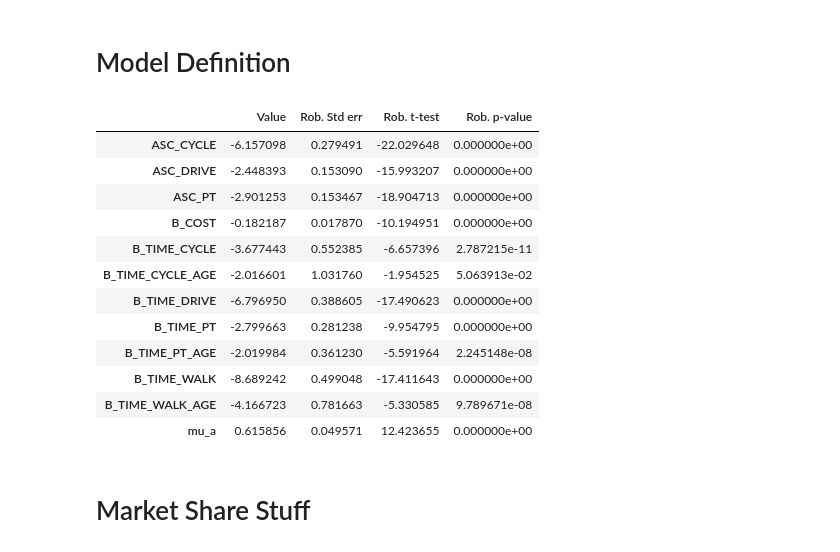
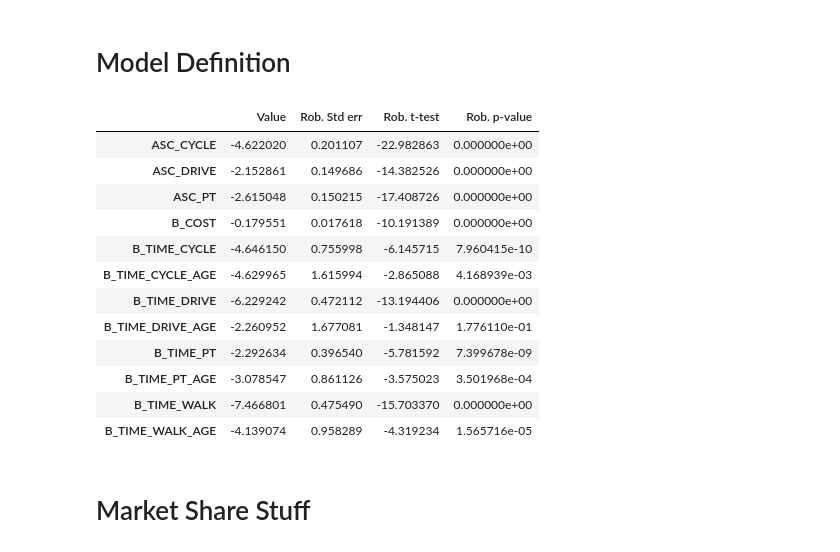
Before and after one commit to jayati-17/Discrete_choice_modelling, a Jupyter notebook: Forecasting/Forecasting.ipynb, the cells around one changed output. Cells and saved outputs as stored; diff of their text form; code cells hidden in the pictures.

```diff
--- a/Forecasting/Forecasting.ipynb
+++ b/Forecasting/Forecasting.ipynb
@@ -126,52 +126,48 @@ ASC_CYCLE = Beta('ASC_CYCLE', 0, None, None, 0)
 ASC_PT = Beta('ASC_PT', 0, None, None, 0)
 ASC_DRIVE = Beta('ASC_DRIVE', 0, None, None, 0)
 
 # Define generic parameters for cost and travel time
 B_COST = Beta('B_COST', 0, None, None, 0)
 
 B_TIME_WALK_AGE = Beta('B_TIME_WALK_AGE', 0, None, None, 0)
 B_TIME_CYCLE_AGE = Beta('B_TIME_CYCLE_AGE', 0, None, None, 0)
 B_TIME_PT_AGE = Beta('B_TIME_PT_AGE', 0, None, None, 0)
-#B_TIME_DRIVE_AGE = Beta('B_TIME_DRIVE_AGE', 0, None, None, 0) * age_scaled
+B_TIME_DRIVE_AGE = Beta('B_TIME_DRIVE_AGE', 0, None, None, 0) * age_scaled
 
 # Updated utility functions with age interaction for travel time
 V_WALK = (B_TIME_WALK + B_TIME_WALK_AGE * age_scaled) * dur_walking
 V_CYCLE = ASC_CYCLE + (B_TIME_CYCLE + B_TIME_CYCLE_AGE* age_scaled) * dur_cycling
 V_PT = ASC_PT + B_COST * cost_transit + (B_TIME_PT + B_TIME_PT_AGE* age_scaled) * dur_pt
-V_DRIVE = ASC_DRIVE + B_COST * cost_driving + (B_TIME_DRIVE) * dur_driving
+V_DRIVE = ASC_DRIVE + B_COST * cost_driving + (B_TIME_DRIVE + B_TIME_DRIVE_AGE * age_scaled) * dur_driving
 
 V = {1: V_WALK, 2: V_CYCLE, 3: V_PT, 4: V_DRIVE}
 
-mu_a = Beta('mu_a', 1, 0, None, 0)
-nest_a = OneNestForNestedLogit(nest_param=mu_a, list_of_alternatives=[1, 2], name='slow modes')
-nest_b = OneNestForNestedLogit(nest_param=1, list_of_alternatives=[3, 4], name='faster modes')
-nests = NestsForNestedLogit(choice_set=list(V), tuple_of_nests=(nest_a, nest_b))
 
-logprob_m4 = lognested(V, availability, nests, travel_mode)
+logprob_m4 = loglogit(V, availability, travel_mode)
 
 model_4 = bio.BIOGEME(database, logprob_m4)
 model_4.modelName = 'model_4'
 
 results_m4 = model_4.estimate()
 model_4_loglike = results_m4.data.logLike
 model_4_numParam = results_m4.get_estimated_parameters().shape[0]
 model_4_table = results_m4.get_estimated_parameters()
 
 model_4_table
 # %% [output]
 |  | Value | Rob. Std err | Rob. t-test | Rob. p-value |
-| ASC_CYCLE | -6.157098 | 0.279491 | -22.029648 | 0.000000e+00 |
-| ASC_DRIVE | -2.448393 | 0.153090 | -15.993207 | 0.000000e+00 |
-| ASC_PT | -2.901253 | 0.153467 | -18.904713 | 0.000000e+00 |
-| B_COST | -0.182187 | 0.017870 | -10.194951 | 0.000000e+00 |
-| B_TIME_CYCLE | -3.677443 | 0.552385 | -6.657396 | 2.787215e-11 |
-| B_TIME_CYCLE_AGE | -2.016601 | 1.031760 | -1.954525 | 5.063913e-02 |
-| B_TIME_DRIVE | -6.796950 | 0.388605 | -17.490623 | 0.000000e+00 |
-| B_TIME_PT | -2.799663 | 0.281238 | -9.954795 | 0.000000e+00 |
-| B_TIME_PT_AGE | -2.019984 | 0.361230 | -5.591964 | 2.245148e-08 |
-| B_TIME_WALK | -8.689242 | 0.499048 | -17.411643 | 0.000000e+00 |
-| B_TIME_WALK_AGE | -4.166723 | 0.781663 | -5.330585 | 9.789671e-08 |
-| mu_a | 0.615856 | 0.049571 | 12.423655 | 0.000000e+00 |
+| ASC_CYCLE | -4.622020 | 0.201107 | -22.982863 | 0.000000e+00 |
+| ASC_DRIVE | -2.152861 | 0.149686 | -14.382526 | 0.000000e+00 |
+| ASC_PT | -2.615048 | 0.150215 | -17.408726 | 0.000000e+00 |
+| B_COST | -0.179551 | 0.017618 | -10.191389 | 0.000000e+00 |
+| B_TIME_CYCLE | -4.646150 | 0.755998 | -6.145715 | 7.960415e-10 |
+| B_TIME_CYCLE_AGE | -4.629965 | 1.615994 | -2.865088 | 4.168939e-03 |
+| B_TIME_DRIVE | -6.229242 | 0.472112 | -13.194406 | 0.000000e+00 |
+| B_TIME_DRIVE_AGE | -2.260952 | 1.677081 | -1.348147 | 1.776110e-01 |
+| B_TIME_PT | -2.292634 | 0.396540 | -5.781592 | 7.399678e-09 |
+| B_TIME_PT_AGE | -3.078547 | 0.861126 | -3.575023 | 3.501968e-04 |
+| B_TIME_WALK | -7.466801 | 0.475490 | -15.703370 | 0.000000e+00 |
+| B_TIME_WALK_AGE | -4.139074 | 0.958289 | -4.319234 | 1.565716e-05 |
 # %% [markdown]
 # Market Share Stuff
 # %%
```
Also changed, not shown: parts of 9 cells of this notebook, 49 other files.
